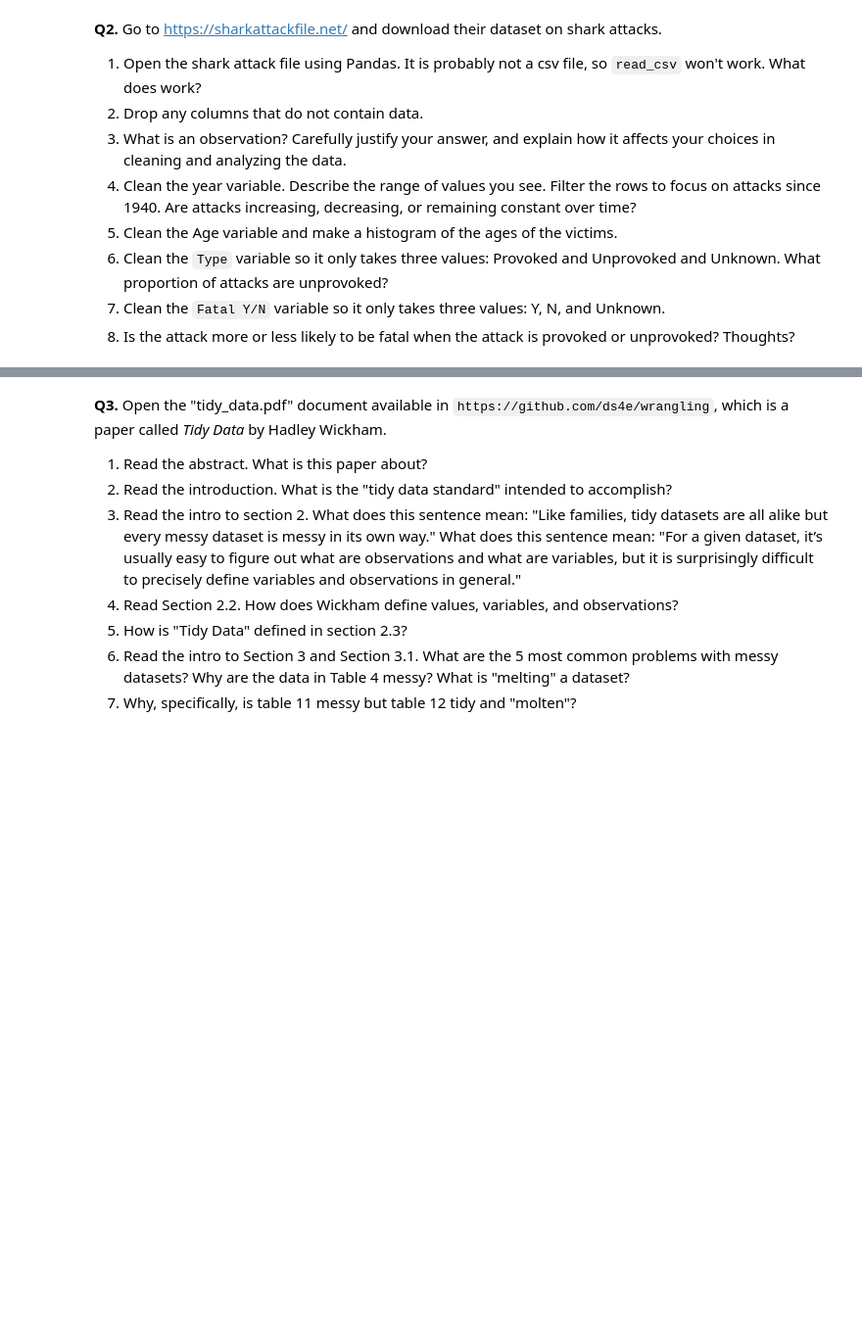
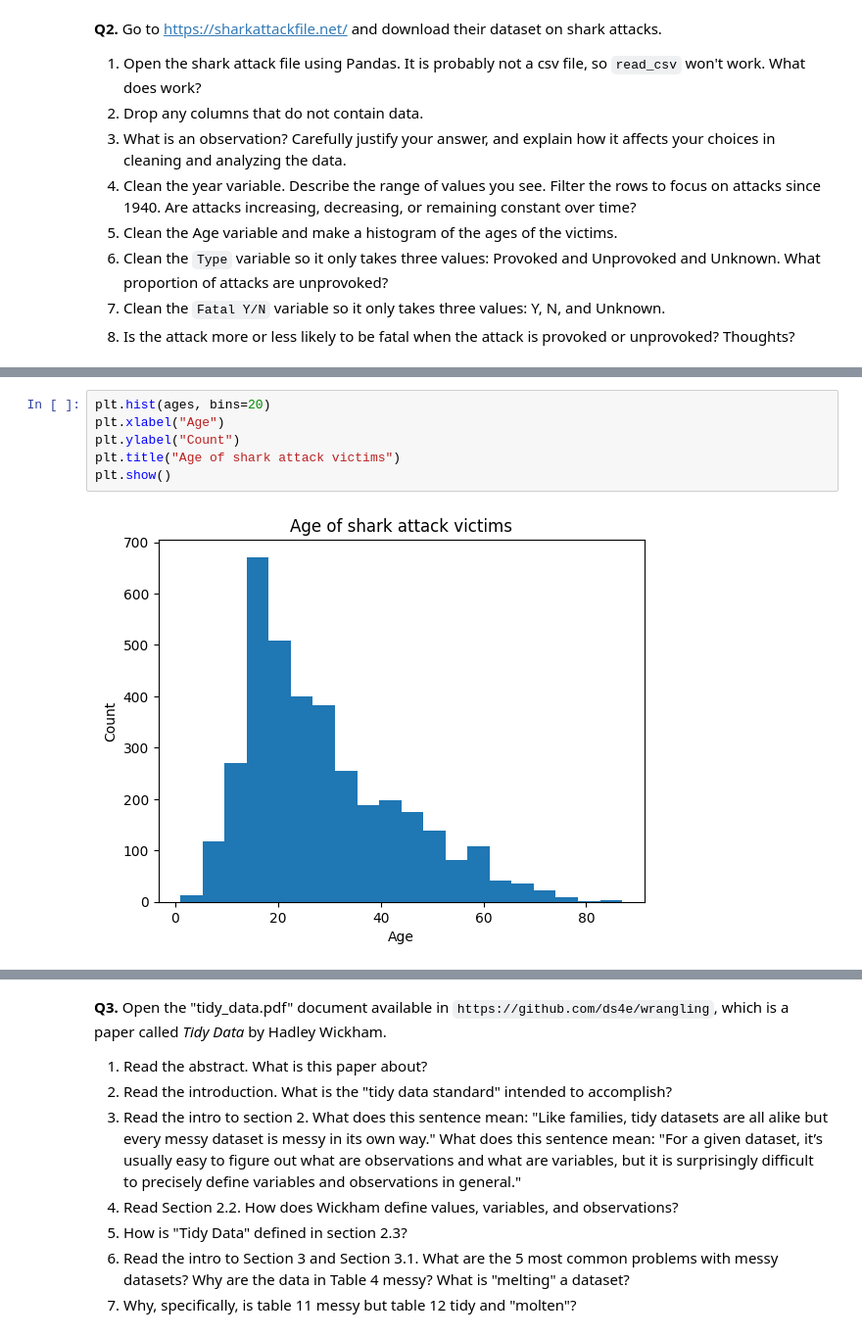
Before and after one commit to JasonYe05/undergrad_ml_assignments, a Jupyter notebook: 01_assignment_wrangling_and_eda.ipynb, the cells around one changed output, grey strips where cells are left out. Shown at 98% size. Saved outputs shown, nothing was run; the diff lists cells and outputs as text; blank space fills up the shorter version.

```diff
--- a/01_assignment_wrangling_and_eda.ipynb
+++ b/01_assignment_wrangling_and_eda.ipynb
@@ -249,0 +207,8 @@ dtype: int64
+# %%
+plt.hist(ages, bins=20)
+plt.xlabel("Age")
+plt.ylabel("Count")
+plt.title("Age of shark attack victims")
+plt.show()
+# %% [output]
+[figure, added]
```
Also changed, not shown: parts of 22 cells of this notebook.
